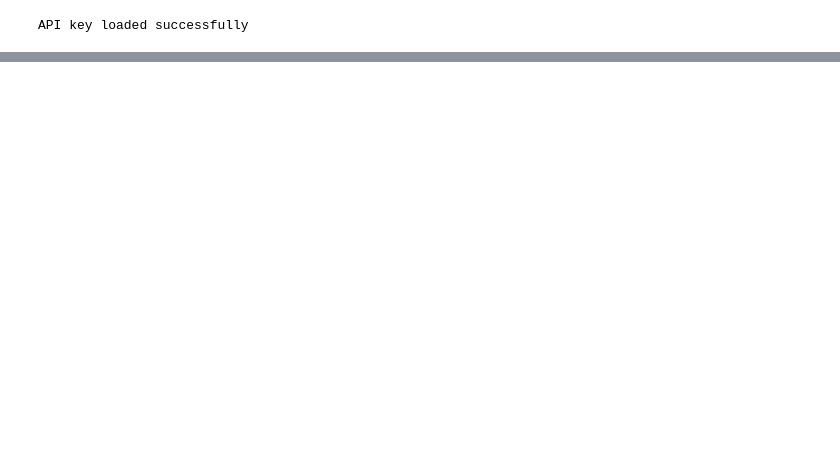
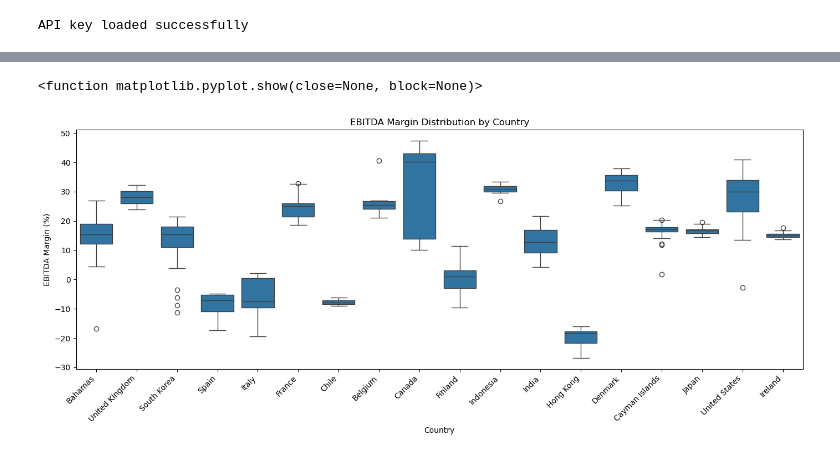
Before and after one commit to Frank-J1/nasdaq-data-processing, a Jupyter notebook: Basics.ipynb, the cells around one changed output, grey strips where cells are left out. Saved outputs shown, nothing was run; the diff lists cells and outputs as text; code cells hidden in the pictures; blank space fills up the shorter version.

```diff
--- a/Basics.ipynb
+++ b/Basics.ipynb
@@ -68,0 +144,12 @@ df.columns=['report_id','report_date','report_type','amount','company_name','cou
+# %%
+plt.figure(figsize=(14, 6))
+sns.boxplot(data=filtered_df, x='country', y='amount')
+plt.xlabel('Country')
+plt.ylabel('EBITDA Margin (%)')
+plt.title('EBITDA Margin Distribution by Country')
+plt.xticks(rotation=45, ha='right')
+plt.tight_layout()
+plt.show
+# %% [output]
+<function matplotlib.pyplot.show(close=None, block=None)>
+[figure, added]
```
Also changed, not shown: parts of 11 cells of this notebook.
